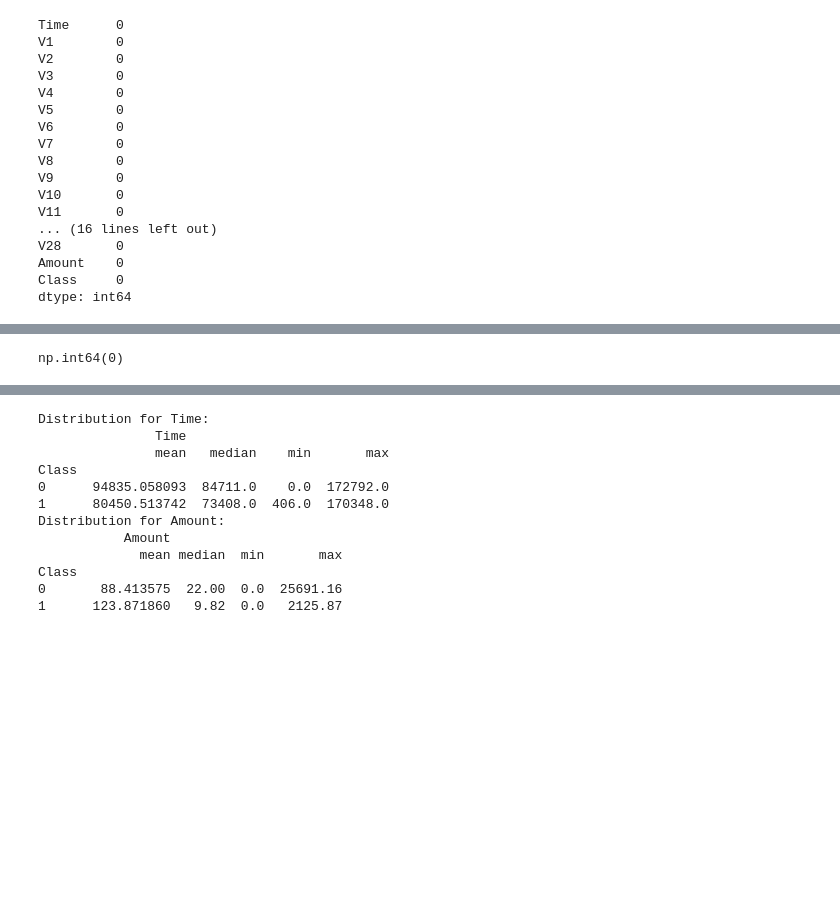
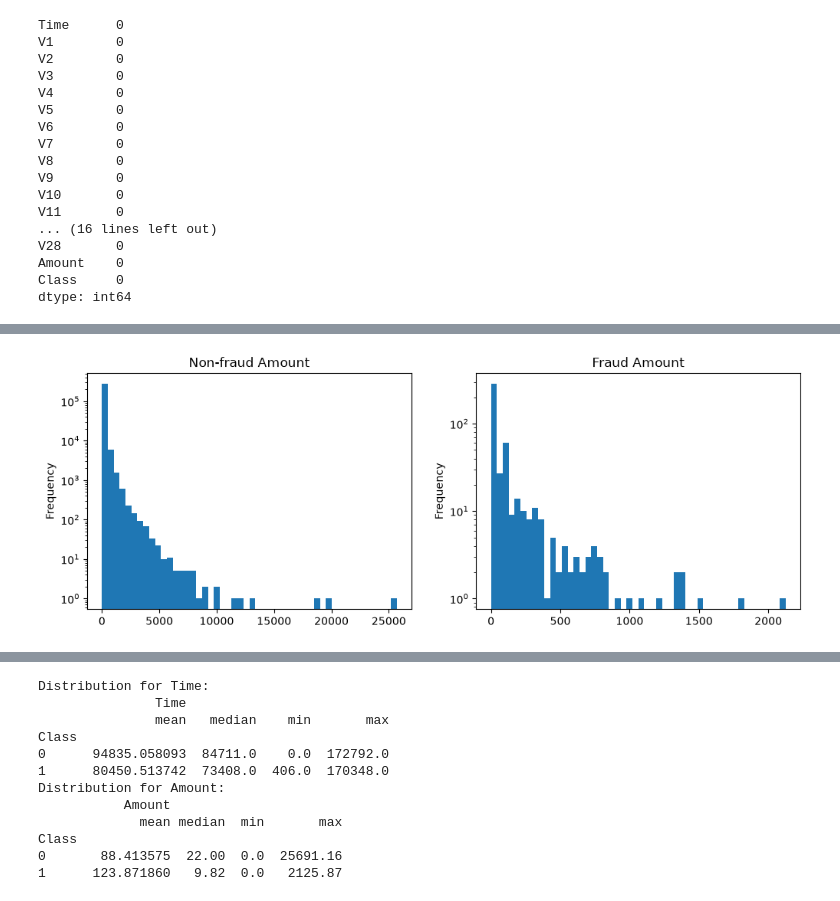
Before and after one commit to Kalem-Fouzi/Credit-Card-Fraud-Detection, a Jupyter notebook: notebooks/01_eda.ipynb, the cells around one changed output, grey strips where cells are left out. Cells and saved outputs as stored; diff of their text form; code cells hidden in the pictures; blank space fills up the shorter version.

```diff
--- a/notebooks/01_eda.ipynb
+++ b/notebooks/01_eda.ipynb
@@ -91,5 +94,10 @@ np.int64(1081)
-# %%
-df.drop_duplicates(inplace=True)
-df.duplicated().sum()
-# %% [output]
-np.int64(0)
+# %%
+
+fig, ax = plt.subplots(1, 2, figsize=(12, 4))
+df[df['Class']==0]['Amount'].plot(kind='hist', bins=50, ax=ax[0], title='Non-fraud Amount')
+df[df['Class']==1]['Amount'].plot(kind='hist', bins=50, ax=ax[1], title='Fraud Amount')
+ax[0].set_yscale('log')
+ax[1].set_yscale('log')
+plt.show()
+# %% [output]
+[figure, added]
```
Also changed, not shown: parts of 10 cells of this notebook, 1 other file.
